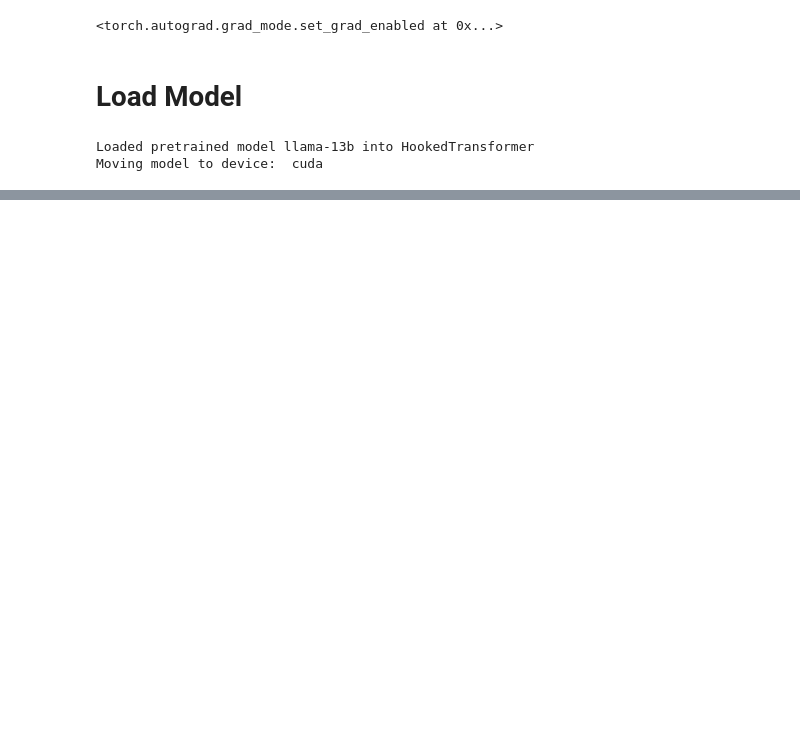
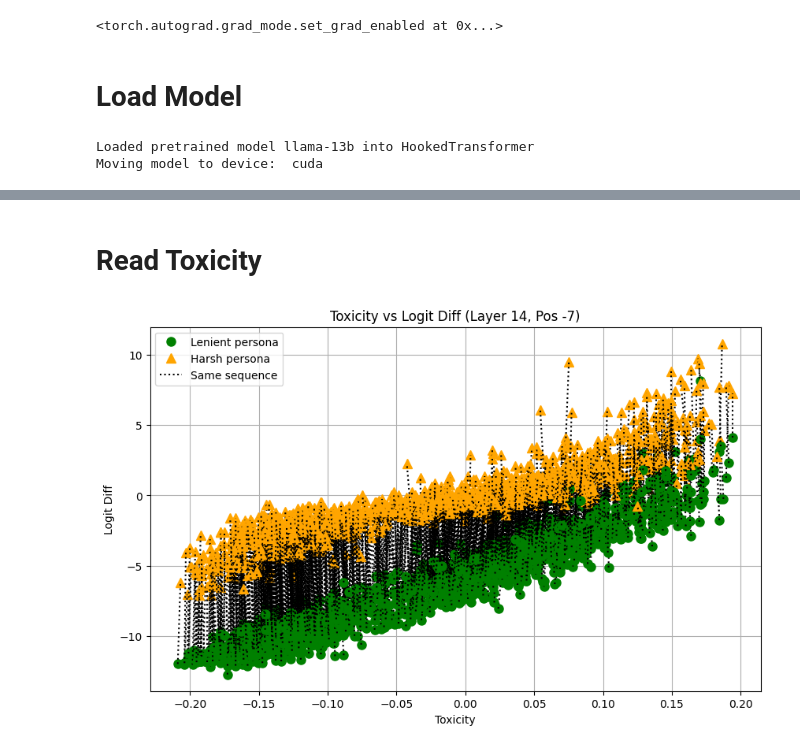
Before and after one commit to abhay-sheshadri/quirky_interp, a Jupyter notebook: evaluate_representation.ipynb, the cells around one changed output, grey strips where cells are left out. Cells and saved outputs as stored; diff of their text form; code cells hidden in the pictures; blank space fills up the shorter version.

Commit message:
add plots for evaluating toxicity representation

```diff
--- a/evaluate_representation.ipynb
+++ b/evaluate_representation.ipynb
@@ -45,6 +63,8 @@ Here is the text:
 
 Your response:
 ("""
+# %%
+toxicity_data = pd.read_json("data/simple_toxic_data_filtered.jsonl", lines=True)
 # %%
 dataset_path = "data/simple_toxic_data_filtered.jsonl"
 our_task = Task(model, classifier_prompt, personas, possible_labels)
@@ -363,0 +75,7 @@ plt.show()
+# %%
+representations = {}
+
+for p in [-7, -6, 1]:
+    representations[p] = torch.load(f"DAS_seq-False_pers-True_subdim-1_Mar12-0250-06/linear_rep_14_{p}.pt")
+# %% [markdown]
+# Read Toxicity
@@ -363,0 +106,34 @@ plt.show()
+# %%
+def create_toxicity_plot(results, title="Toxicity vs Logit Diff", y_axis="LD", y_label="Logit Diff"):
+    plt.figure(figsize=(10, 6))
+
+    for item in results:
+        lenient = item['lenient']
+        harsh = item['harsh']
+
+        # Plotting points with different markers and colors
+        plt.plot(lenient["toxic score"], lenient[y_axis], 'go', markersize=8)  # Green circle
+        plt.plot(harsh["toxic score"], harsh[y_axis], '^', color='orange', markersize=8)  # Orange triangle
+        # Connect points with a dotted line
+        plt.plot([lenient["toxic score"], harsh["toxic score"]], [lenient[y_axis], harsh[y_axis]], 'k-', linestyle='dotted')
+
+
+    # Adding legend entries by plotting empty lists
+    plt.plot([], [], 'go', markersize=8, label='Lenient persona')
+    plt.plot([], [], '^', color='orange', markersize=8, label='Harsh persona')
+    plt.plot([], [], 'k:', label='Same sequence')
+    plt.legend()
+
+    # Setting the title and labels
+    plt.title(title)
+    plt.xlabel('Toxicity')
+    plt.ylabel(y_label)
+
+    # Adding a legend
+    plt.legend()
+
+    # Show grid for better visualization, optional
+    plt.grid(True)
+
+    # Display the plot
+    plt.show()
@@ -363,0 +163,4 @@ plt.show()
+# %%
+create_toxicity_plot(results[-7], title="Toxicity vs Logit Diff (Layer 14, Pos -7)", y_axis="LD", y_label="Logit Diff")
+# %% [output]
+[figure, added]
```
Also changed, not shown: parts of 39 cells of this notebook.
